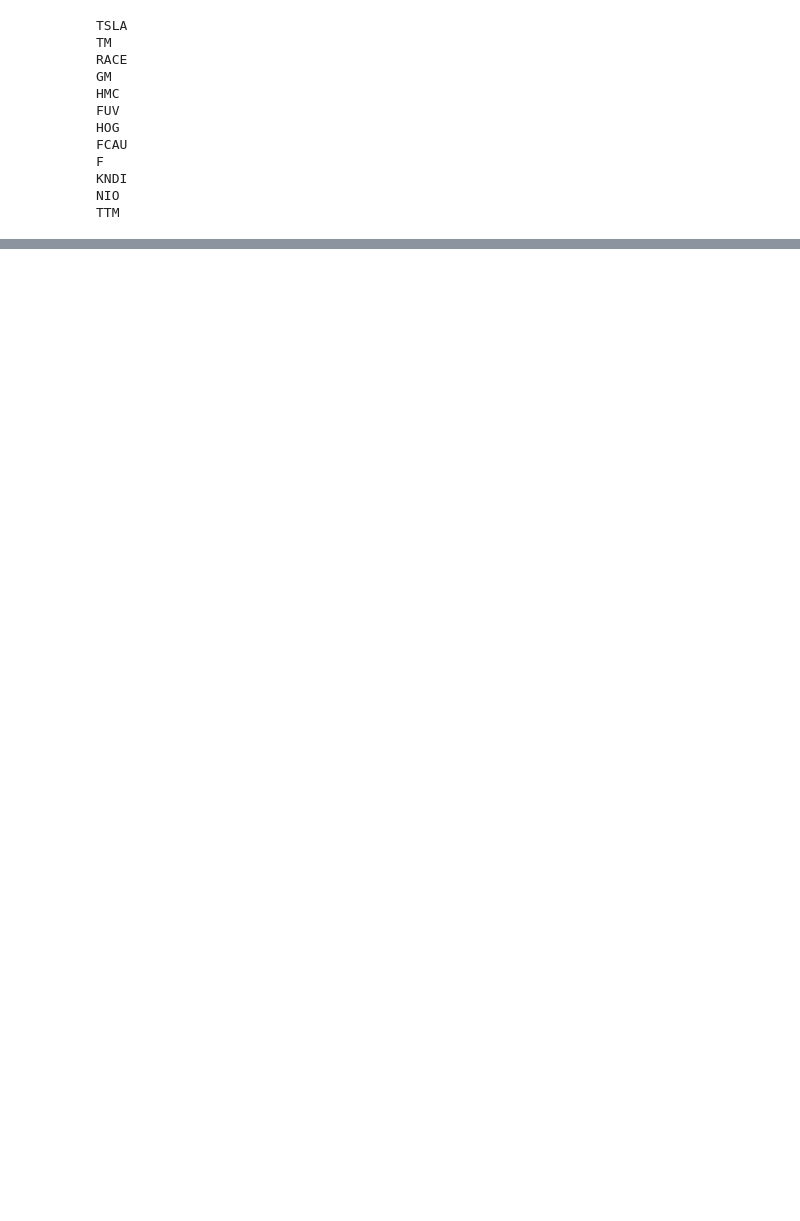
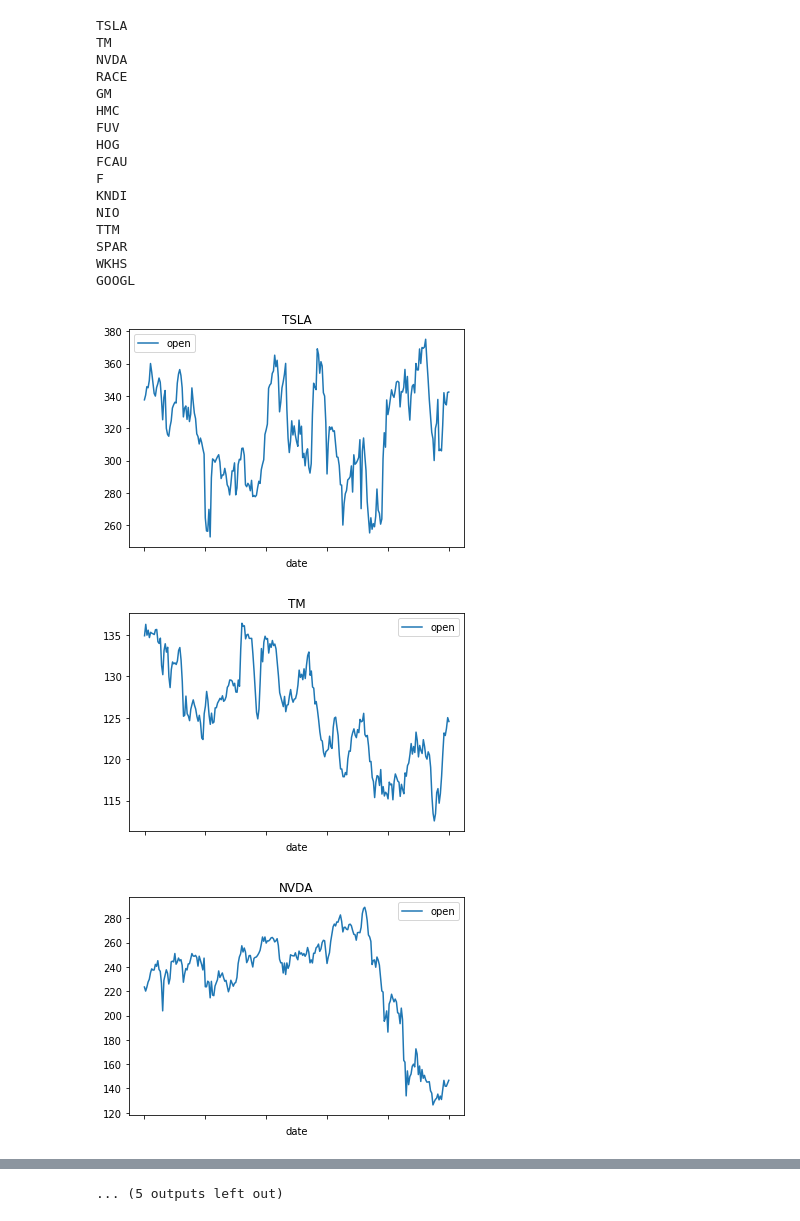
Before and after one commit to hksdatascience/website, a Jupyter notebook: pages/Stock_Data_Pull.ipynb, the cells around one changed output, grey strips where cells are left out. Drawn from its saved outputs; the diff is of its cells as text; code cells hidden in the pictures; blank space fills up the shorter version.

```diff
--- a/pages/Stock_Data_Pull.ipynb
+++ b/pages/Stock_Data_Pull.ipynb
@@ -1,40 +24,69 @@
 # %%
 from datetime import datetime
 from concurrent import futures
+import matplotlib.pyplot as plt
 
 import pandas as pd
 from pandas import DataFrame
 import pandas_datareader.data as web
 
 
-auto = ['TSLA','TM','RACE','GM','HMC','FUV','HOG','FCAU','F','KNDI',
-        'NIO','TTM'
-        #,'NSANY','SPAR','WKHS','ZAAP','GOOGL'
-       ]
+auto = ['TSLA','TM','NVDA','RACE','GM','HMC','FUV','HOG','FCAU','F','KNDI',
+        'NIO','TTM','SPAR','WKHS','GOOGL']
 
+autoname = {
+    'TSLA':'Tesla',
+    'TM':'Toyota Motors',
+    'RACE':'Ferrari',
+    'GM':'General Motors',
+    'HMC':'Honda Motors Company',
+    'FUV':'Arcimoto',
+    'NVDA':'Nvidia',
+    'HOG':'Harley Davidson',
+    'FCAU':'Fiat Chrysler',
+    'F':'Ford',
+    'KNDI':'Kandi Technologies Inc',
+    'NIO':'NIO',
+    'TTM':'Tata Motors',
+    'SPAR':'Spartan Motors',
+    'WKHS':'Workhorse Group Inc',
+    'GOOGL':'Alpabet / Google'
+}
 
 now_time = datetime.now()
 start_time = datetime(now_time.year - 1, now_time.month , now_time.day)
-stock_f=[]
+stock_df=[]
 df = pd.DataFrame([])
+stockplot=[]
 
 
 for x in auto:
     print(x)
     stock_df = web.DataReader(x,'iex', start_time, now_time)
     stock_df['Name'] = x
-    stock_df['Market Cap']=stock_df['open']*stock_df['volume']
+    stock_df['RealName'] = autoname[x]
     df = df.append(stock_df)
+    stockplot = stock_df.drop(['high','low','volume','close'],axis=1)
+    RealName=stockplot['RealName']
+    stockplot.plot()
+    plt.title(x)
 # %% [output]
 TSLA
 TM
+NVDA
 RACE
 GM
 HMC
 FUV
 HOG
 FCAU
 F
 KNDI
 NIO
 TTM
+SPAR
+WKHS
+GOOGL
+[figure, added]
+[figure, added]
+[figure, added]
@@ -41,3 +101,4 @@ TTM
+... (5 outputs left out)
 # %%
 pd.DataFrame.head(stock_df)
 # %% [output]
```
Also changed, not shown: parts of 4 cells of this notebook.
